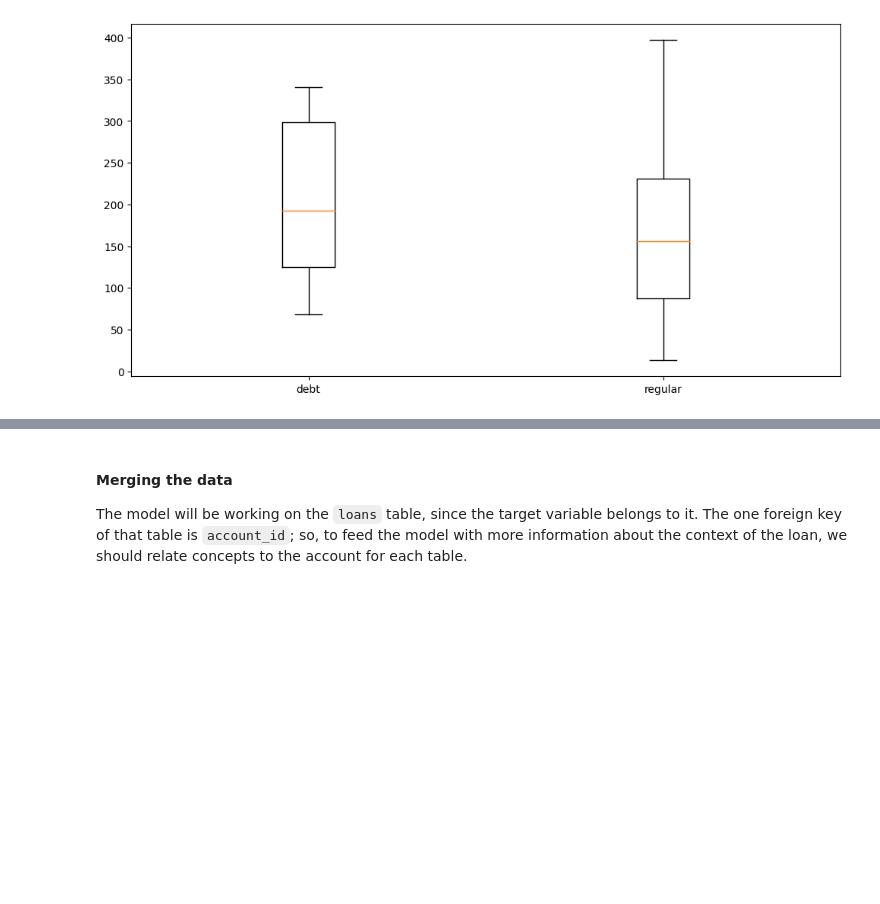
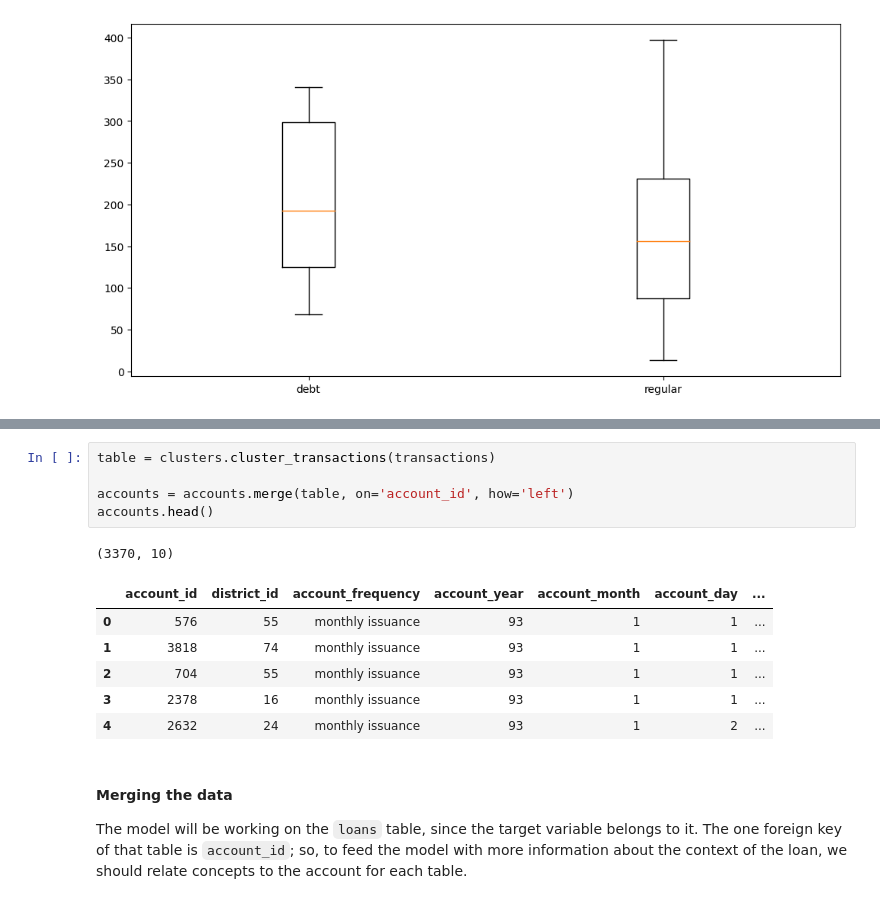
Before and after one commit to bdmendes/feup-ac-banking, a Jupyter notebook: project.ipynb, the cells around one changed output, grey strips where cells are left out. Drawn from its saved outputs; the diff is of its cells as text; blank space fills up the shorter version.

```diff
--- a/project.ipynb
+++ b/project.ipynb
@@ -199,3 +206,16 @@ graphs.plot_monthly_payment_per_status(loans)
+# %%
+table = clusters.cluster_transactions(transactions)
+
+accounts = accounts.merge(table, on='account_id', how='left')
+accounts.head()
+# %% [output]
+(3370, 10)
+|  | account_id | district_id | account_frequency | account_year | account_month | account_day | ... |
+| 0 | 576 | 55 | monthly issuance | 93 | 1 | 1 | ... |
+| 1 | 3818 | 74 | monthly issuance | 93 | 1 | 1 | ... |
+| 2 | 704 | 55 | monthly issuance | 93 | 1 | 1 | ... |
+| 3 | 2378 | 16 | monthly issuance | 93 | 1 | 1 | ... |
+| 4 | 2632 | 24 | monthly issuance | 93 | 1 | 2 | ... |
 # %% [markdown]
 #### Merging the data
 
```
Also changed, not shown: parts of 7 cells of this notebook, 1 other file.
